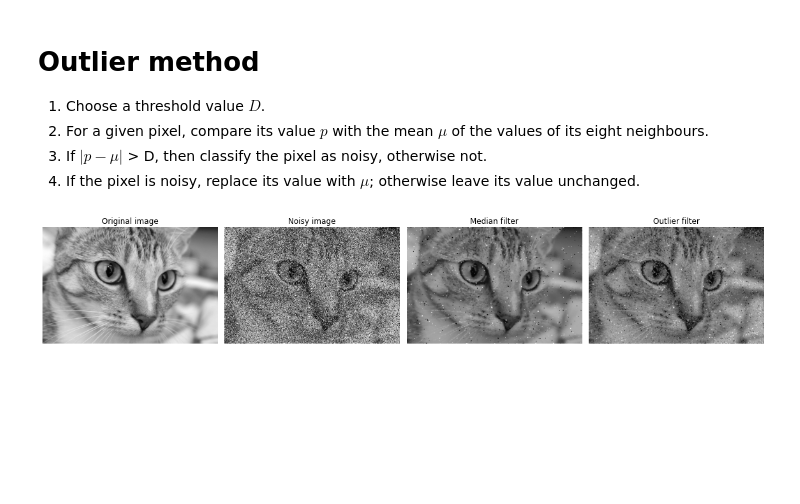
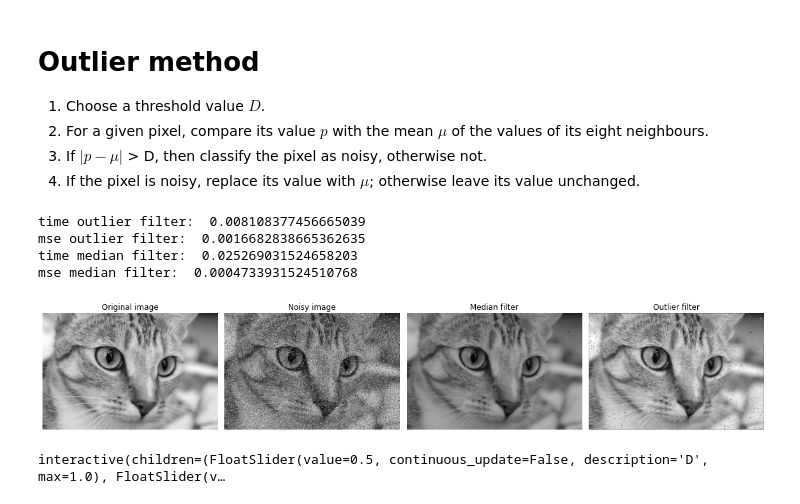
Before and after one commit to eovallemagallanes/Digital-Image-Processing, a Jupyter notebook: lecture11.ipynb, the cells around one changed output. Drawn from its saved outputs; the diff is of its cells as text; code cells hidden in the pictures; blank space fills up the shorter version.

Commit message:
Updated Oulier filter: widgets added

```diff
--- a/lecture11.ipynb
+++ b/lecture11.ipynb
@@ -47,45 +26,63 @@ def sp_noise(image, prob):
 # %%
-def outlierconv2d(image, D=10):
-    kernel = 1/8 * np.ones((3, 3))
-    kernel[1, 1] = 0
+def outlierconv2d(image, kernel_size=3, D=0.2):
+    # define kernel
+    ks2= kernel_size//2
+    N = kernel_size*kernel_size
+    kernel = 1/N * np.ones((kernel_size, kernel_size))
+    kernel[ks2, ks2] = 0
 
     img_filter = signal.convolve2d(image, kernel, mode='same')
-    r = 1.*(abs(image - img_filter)-D > 0)
+    r = 1.*(abs(image - img_filter) > D)
 
     new_image = r*img_filter + (1-r)*image
     return new_image
 # %%
 # working in range [0.0, 255.0]
-img = skimage.img_as_float(skid.chelsea())*255.0
+img = skimage.img_as_float(skid.chelsea()) #*255.0
 
 # convert to gray-scale image
 gray_img = skic.rgb2gray(img)
 
 # add s&p noise
-noise_img = sp_noise(gray_img, 0.3)
+noise_img = sku.random_noise(gray_img, 's&p', salt_vs_pepper=0.5, amount=0.1)
 # %%
 # outlier filter
-res_img = outlierconv2d(noise_img, D=80)
+start = time.time()
+res_img = outlierconv2d(noise_img, kernel_size=3, D=0.2)
+end = time.time()
+
+print('time outlier filter: ', end - start)
+mse1 = mean_squared_error(gray_img, res_img)
+print('mse outlier filter: ', mse1)
 
 # median filter
+start = time.time()
 med_img = median(noise_img, square(3))
+end = time.time()
+print('time median filter: ', end - start)
+mse2 = mean_squared_error(gray_img, med_img)
+print('mse median filter: ', mse2)
 
 
 fig, axes = plt.subplots(nrows=1, ncols=4, figsize=(16, 16))
 ax = axes.ravel()
 ax[0].imshow(gray_img, cmap='gray')
 ax[0].set_title("Original image")
 ax[1].imshow(noise_img, cmap='gray')
 ax[1].set_title("Noisy image")
 ax[2].imshow(med_img, cmap='gray')
 ax[2].set_title("Median filter")
 ax[3].imshow(res_img, cmap='gray')
 ax[3].set_title("Outlier filter")
 
 for a in ax:
     a.set_axis_off()
 
 plt.tight_layout()
 plt.show()
 # %% [output]
+time outlier filter:  0.008108377456665039
+mse outlier filter:  0.0016682838665362635
+time median filter:  0.025269031524658203
+mse median filter:  0.0004733931524510768
-[figure, old version]
+[figure, new version]
@@ -91,0 +120,8 @@ plt.show()
+# %%
+threshold_widget = FloatSlider(min=0.0, max=1.0, step=0.1, value=0.5, continuous_update=False)
+kernel_widget = FloatSlider(min=3, max=11, step=2, value=3, continuous_update=False)
+
+w = interactive(runOutlier,img=fixed(gray_img), img_noise=fixed(noise_img), D=threshold_widget, kernel_size=kernel_widget);
+display(w)
+# %% [output]
+interactive(children=(FloatSlider(value=0.5, continuous_update=False, description='D', max=1.0), FloatSlider(v…
```
Also changed, not shown: parts of 4 cells of this notebook.
